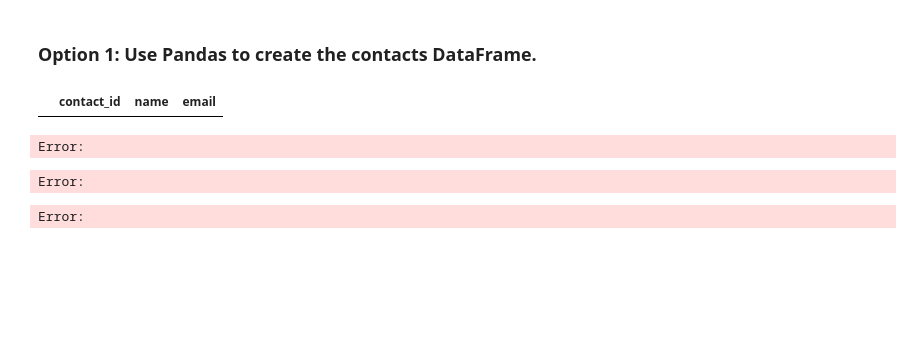
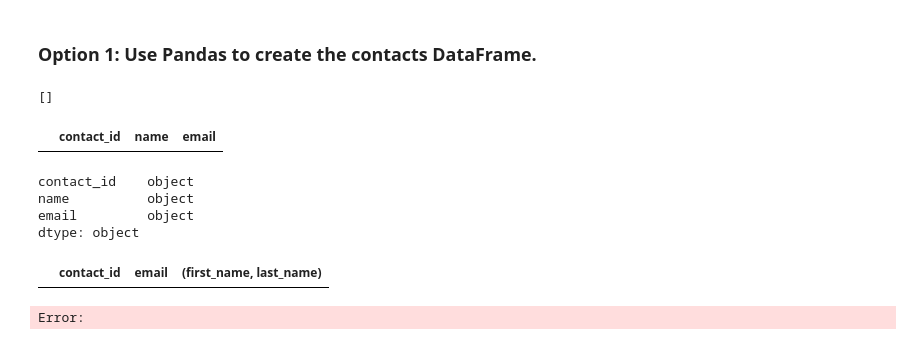
Before and after one commit to megangoode3/Crowdfunding_ETL, a Jupyter notebook: ETL_Mini_Project_MGoode.ipynb, the cells around one changed output. Drawn from its saved outputs; the diff is of its cells as text; code cells hidden in the pictures; blank space fills up the shorter version.

```diff
--- a/ETL_Mini_Project_MGoode.ipynb
+++ b/ETL_Mini_Project_MGoode.ipynb
@@ -296,28 +296,19 @@ contact_info_df.head()
 Then export the DataFrame as a `contacts.csv` CSV file.
 # %% [markdown]
 ### Option 1: Use Pandas to create the contacts DataFrame.
-# %%
-# Iterate through the contact_info_df and convert each row to a dictionary.
-import json
-dict_values = []
-
-contact= json.loads(contact_info_df.to_json(orient='split', index=False))
-
-#convert data to a list of dictionaries
-for row in contact['data']:
-    dict = pd.Series(row).to_dict()
-    for rows in dict.values():
-        dict_values_DICT = []
-        dict_values_DICT.append(dict[rows].split(",")[0].split("{")[1].split(": ")[1])
-        dict_values_DICT.append(dict[rows].split(",")[1].split(": ")[1].strip('"'))
-        dict_values_DICT.append(dict[rows].split(",")[2].split(": ")[1].split('"')[1].strip('"'))
-        dict_values.append(dict_values_DICT)
-
-# Print out the list of values for each row.
-print(dict_values)
 # %%
 # Iterate through the contact_info_df and convert each row to a dictionary.
 import json
 dict_values = []
+
+for index, row in contact_info_df.iterrows():
+    contact_dict = {}
+    for col in contact_info_df.columns:
+        contact_dict[col] = row[col]
+    dict_values.append(contact_dict)
+
+print(dict_values)
+# %% [output]
+[]
 # %%
 # Create a contact_info DataFrame and add each list of values, i.e., each row to the 'contact_id', 'name', 'email' columns
@@ -330,16 +319,21 @@ contact_info_df.head()
 |  | contact_id | name | email |
 # %%
 # Check the datatypes.
-contact_info.dtypes
+contact_info_df.dtypes
 # %% [output]
-Error:
+contact_id    object
+name          object
+email         object
+dtype: object
 # %%
 # Create a "first"name" and "last_name" column with the first and last names from the "name" column.
-
+contact_info_df['first_name', 'last_name'] = contact_info_df['name'].str.split(' ').str[0]
 
 # Drop the contact_name column
+contact_info_df = contact_info_df.drop(columns=['name'])
+contact_info_df
 # %% [output]
-Error:
+|  | contact_id | email | (first_name, last_name) |
 # %%
 # Reorder the columns
 # %% [output]
```
Also changed, not shown: parts of 1 cell of this notebook.
